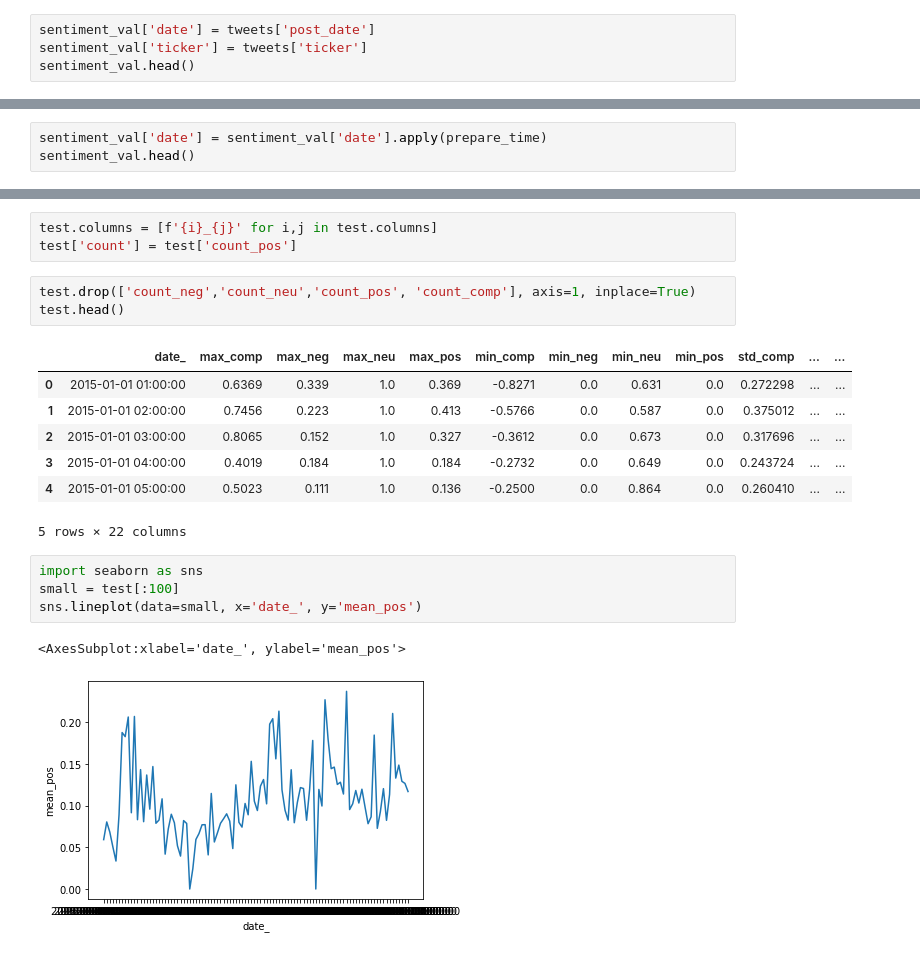
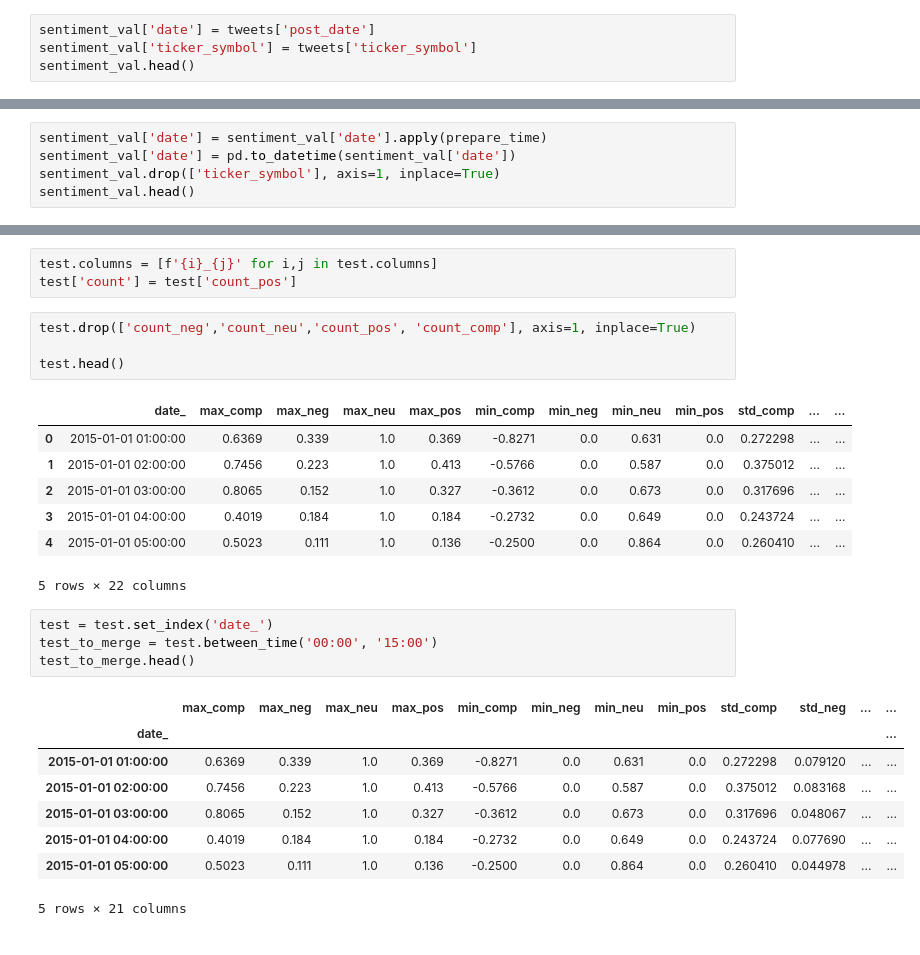
Before and after one commit to PatrykML/twitter_sentiment_stock_prediction, a Jupyter notebook: time_series.ipynb, the cells around one changed output, grey strips where cells are left out. Saved outputs shown, nothing was run; the diff lists cells and outputs as text.

```diff
--- a/time_series.ipynb
+++ b/time_series.ipynb
@@ -64,6 +67,6 @@ sentiment_val['neg'] = convert_dict_keyval_to_col(tweets_sent, 'neg')
 sentiment_val['comp'] = convert_dict_keyval_to_col(tweets_sent, 'compound')
 # %%
 sentiment_val['date'] = tweets['post_date']
-sentiment_val['ticker'] = tweets['ticker']
+sentiment_val['ticker_symbol'] = tweets['ticker_symbol']
 sentiment_val.head()
 # %% [output]
@@ -80,6 +88,8 @@ def prepare_time(col):
     return date + ' ' + time
 # %%
 sentiment_val['date'] = sentiment_val['date'].apply(prepare_time)
+sentiment_val['date'] = pd.to_datetime(sentiment_val['date'])
+sentiment_val.drop(['ticker_symbol'], axis=1, inplace=True)
 sentiment_val.head()
 # %% [output]
 |  | pos | neu | neg | comp | date |
@@ -97,6 +107,7 @@ test.columns = [f'{i}_{j}' for i,j in test.columns]
 test['count'] = test['count_pos']
 # %%
 test.drop(['count_neg','count_neu','count_pos', 'count_comp'], axis=1, inplace=True)
+
 test.head()
 # %% [output]
 |  | date_ | max_comp | max_neg | max_neu | max_pos | min_comp | min_neg | min_neu | min_pos | std_comp | ... | ... |
@@ -106,10 +117,16 @@ test.head()
 | 3 | 2015-01-01 04:00:00 | 0.4019 | 0.184 | 1.0 | 0.184 | -0.2732 | 0.0 | 0.649 | 0.0 | 0.243724 | ... | ... |
 | 4 | 2015-01-01 05:00:00 | 0.5023 | 0.111 | 1.0 | 0.136 | -0.2500 | 0.0 | 0.864 | 0.0 | 0.260410 | ... | ... |
 5 rows × 22 columns
-# %%
-import seaborn as sns
-small = test[:100]
-sns.lineplot(data=small, x='date_', y='mean_pos')
-# %% [output]
-<AxesSubplot:xlabel='date_', ylabel='mean_pos'>
-[figure, removed]
+# %%
+test = test.set_index('date_')
+test_to_merge = test.between_time('00:00', '15:00')
+test_to_merge.head()
+# %% [output]
+|  | max_comp | max_neg | max_neu | max_pos | min_comp | min_neg | min_neu | min_pos | std_comp | std_neg | ... | ... |
+| date_ |  |  |  |  |  |  |  |  |  |  |  | ... |
+| 2015-01-01 01:00:00 | 0.6369 | 0.339 | 1.0 | 0.369 | -0.8271 | 0.0 | 0.631 | 0.0 | 0.272298 | 0.079120 | ... | ... |
+| 2015-01-01 02:00:00 | 0.7456 | 0.223 | 1.0 | 0.413 | -0.5766 | 0.0 | 0.587 | 0.0 | 0.375012 | 0.083168 | ... | ... |
+| 2015-01-01 03:00:00 | 0.8065 | 0.152 | 1.0 | 0.327 | -0.3612 | 0.0 | 0.673 | 0.0 | 0.317696 | 0.048067 | ... | ... |
+| 2015-01-01 04:00:00 | 0.4019 | 0.184 | 1.0 | 0.184 | -0.2732 | 0.0 | 0.649 | 0.0 | 0.243724 | 0.077690 | ... | ... |
+| 2015-01-01 05:00:00 | 0.5023 | 0.111 | 1.0 | 0.136 | -0.2500 | 0.0 | 0.864 | 0.0 | 0.260410 | 0.044978 | ... | ... |
+5 rows × 21 columns
```
Also changed, not shown: parts of 10 cells of this notebook, 3 other files.
